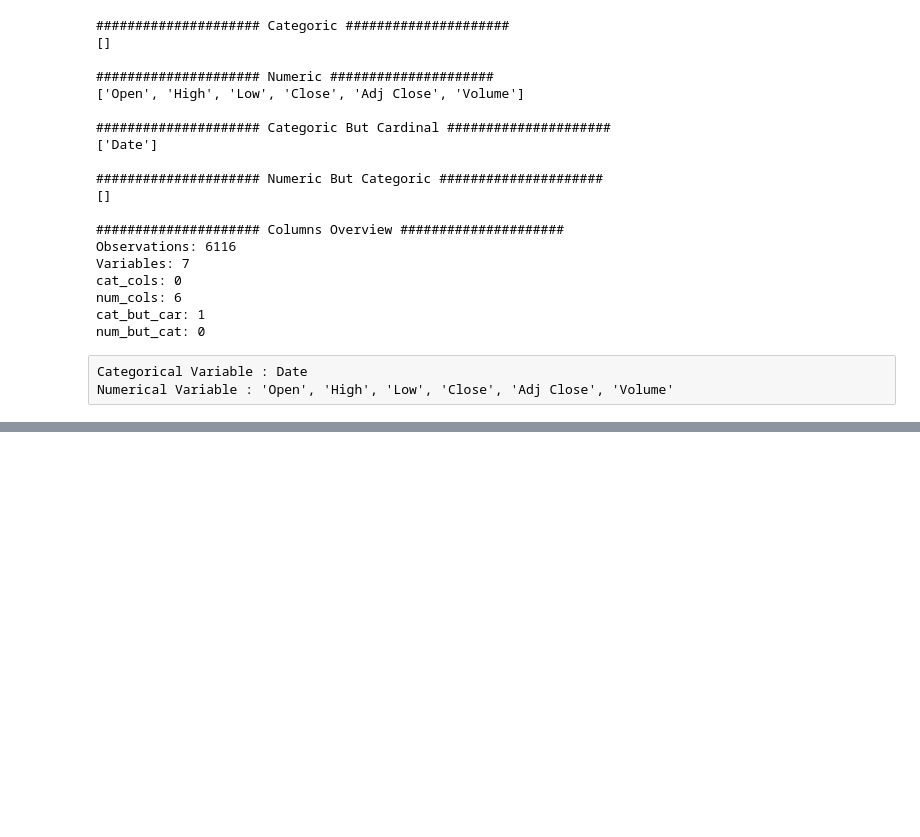
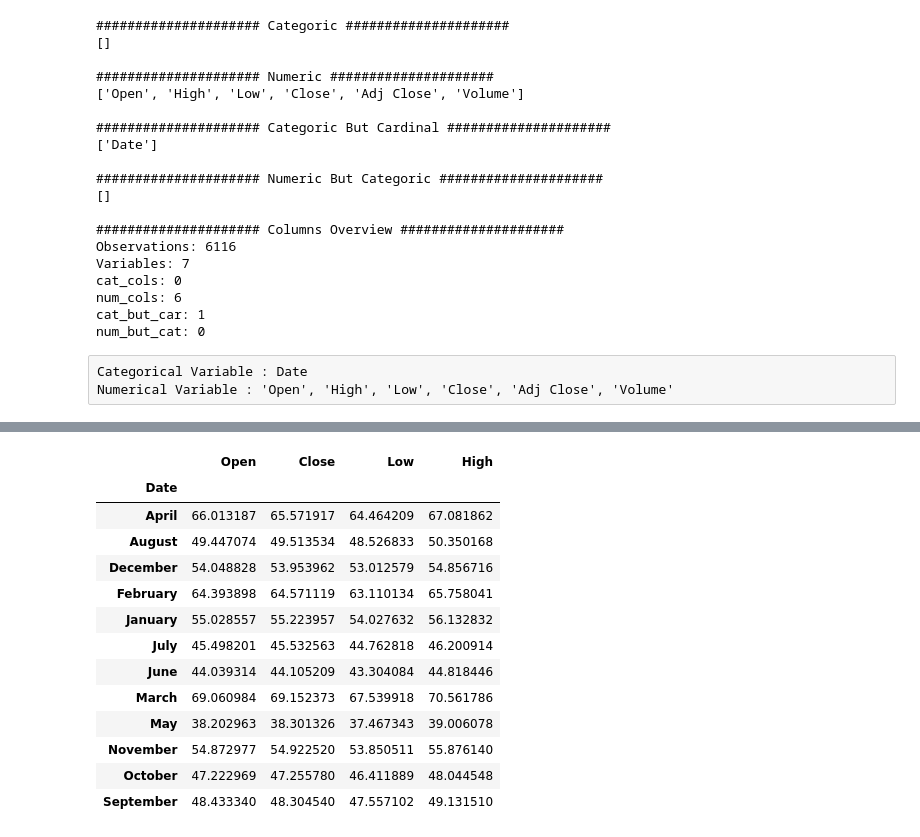
Before and after one commit to metalysm/NVIDIA_SharePrice_Prediction, a Jupyter notebook: bootcamp_verianalizi.ipynb, the cells around one changed output, grey strips where cells are left out. Saved outputs shown, nothing was run; the diff lists cells and outputs as text; code cells hidden in the pictures; blank space fills up the shorter version.

```diff
--- a/bootcamp_verianalizi.ipynb
+++ b/bootcamp_verianalizi.ipynb
@@ -138,0 +182,19 @@ Numerical Variable : 'Open', 'High', 'Low', 'Close', 'Adj Close', 'Volume'
+# %%
+monthvise= df.groupby(df['Date'].dt.strftime('%B'))[['Open','Close','Low','High']].mean()
+monthsort= df.groupby(df['Date'].dt.strftime('%B'))[['Open','Close','Low','High']].mean().sort_values(by='Close')
+monthvise
+# %% [output]
+|  | Open | Close | Low | High |
+| Date |  |  |  |  |
+| April | 66.013187 | 65.571917 | 64.464209 | 67.081862 |
+| August | 49.447074 | 49.513534 | 48.526833 | 50.350168 |
+| December | 54.048828 | 53.953962 | 53.012579 | 54.856716 |
+| February | 64.393898 | 64.571119 | 63.110134 | 65.758041 |
+| January | 55.028557 | 55.223957 | 54.027632 | 56.132832 |
+| July | 45.498201 | 45.532563 | 44.762818 | 46.200914 |
+| June | 44.039314 | 44.105209 | 43.304084 | 44.818446 |
+| March | 69.060984 | 69.152373 | 67.539918 | 70.561786 |
+| May | 38.202963 | 38.301326 | 37.467343 | 39.006078 |
+| November | 54.872977 | 54.922520 | 53.850511 | 55.876140 |
+| October | 47.222969 | 47.255780 | 46.411889 | 48.044548 |
+| September | 48.433340 | 48.304540 | 47.557102 | 49.131510 |
```
Also changed, not shown: parts of 6 cells of this notebook.
